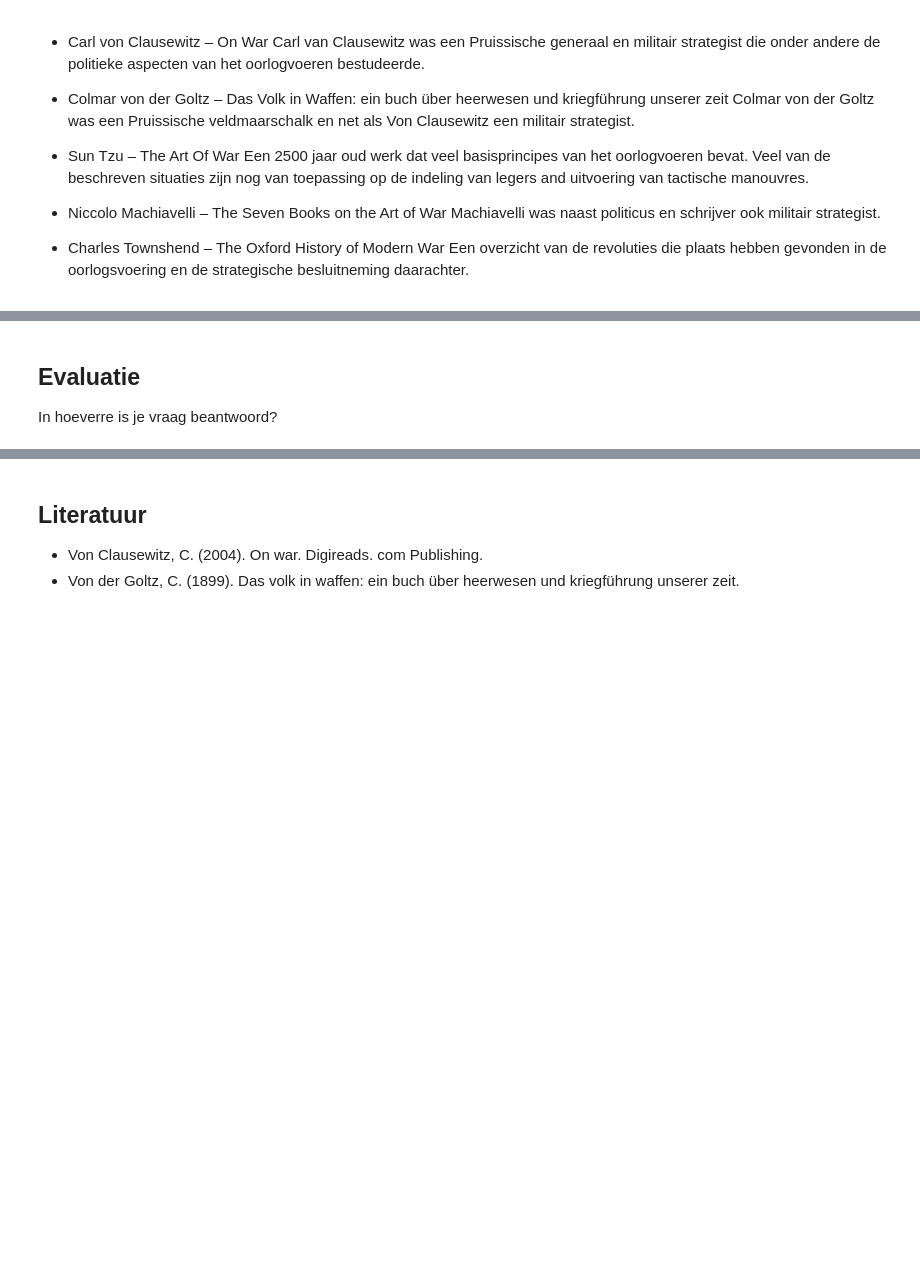
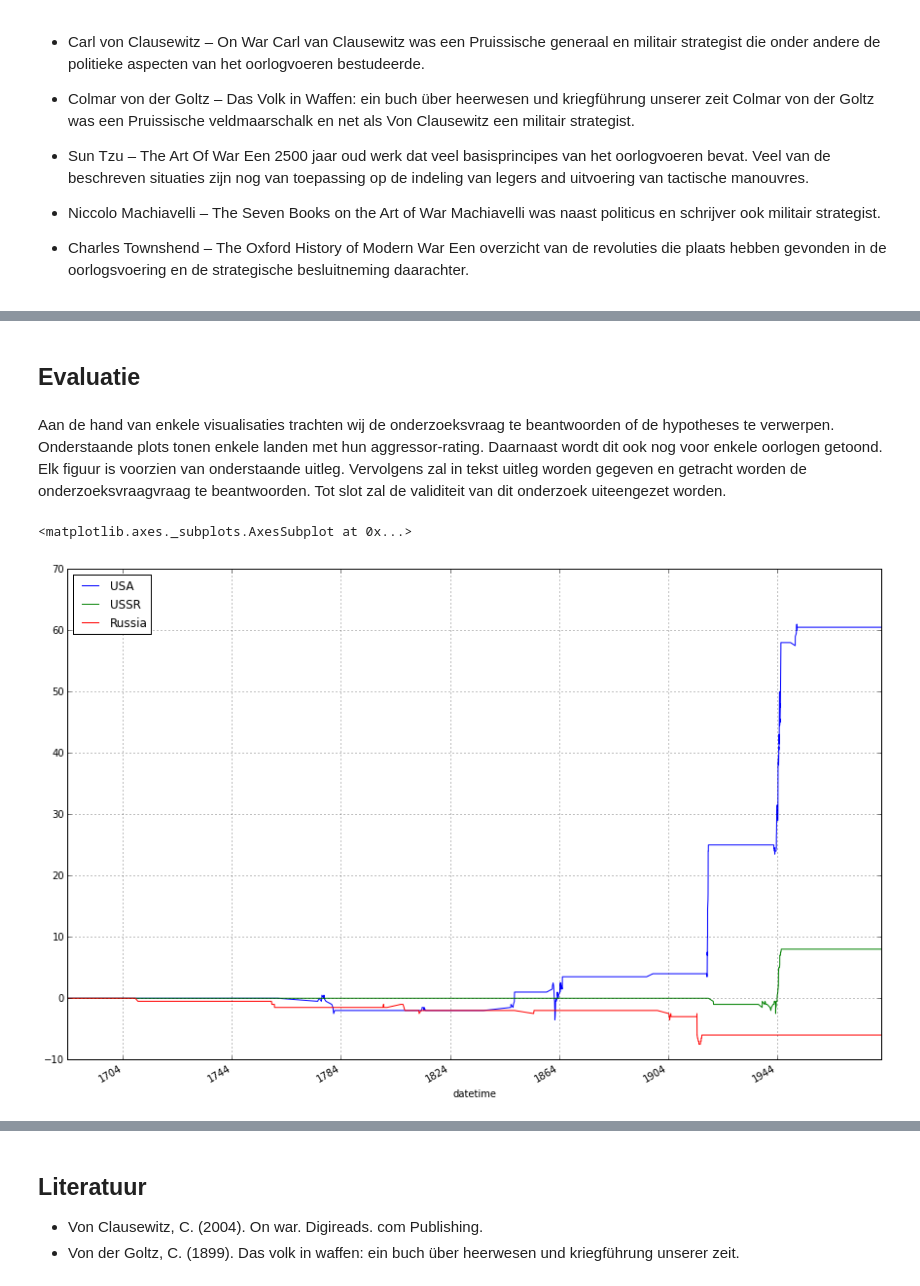
Before and after one commit to jvriemsdijk/Data-science, a Jupyter notebook: Eind opdracht/Eind opdracht.ipynb, the cells around one changed output, grey strips where cells are left out. Drawn from its saved outputs; the diff is of its cells as text; code cells hidden in the pictures; blank space fills up the shorter version.

```diff
--- a/Eind opdracht/Eind opdracht.ipynb
+++ b/Eind opdracht/Eind opdracht.ipynb
@@ -60,4 +58,10 @@ Middels analyse van de data wordt getracht de onderzoeksvraag te beantwoorden en
 [1]: https://github.com/jrnold/CDB13
-# %% [markdown]
-## Evaluatie
-In hoeverre is je vraag beantwoord?
+# %% [markdown]
+## Evaluatie
+# %% [markdown]
+Aan de hand van enkele visualisaties trachten wij de onderzoeksvraag te beantwoorden of de hypotheses te verwerpen. Onderstaande plots tonen enkele landen met hun aggressor-rating. Daarnaast wordt dit ook nog voor enkele oorlogen getoond. Elk figuur is voorzien van onderstaande uitleg. Vervolgens zal in tekst uitleg worden gegeven en getracht worden de onderzoeksvraagvraag te beantwoorden. Tot slot zal de validiteit van dit onderzoek uiteengezet worden.
+# %%
+testDF[['datetime', 'USA', 'USSR', 'Russia']].plot(x='datetime')
+# %% [output]
+<matplotlib.axes._subplots.AxesSubplot at 0x...>
+[figure, added]
```
Also changed, not shown: parts of 24 cells of this notebook.
